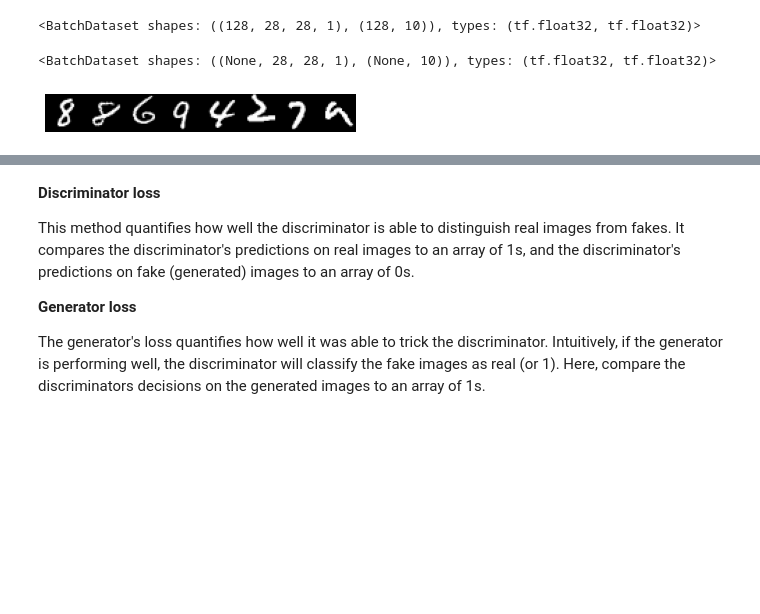
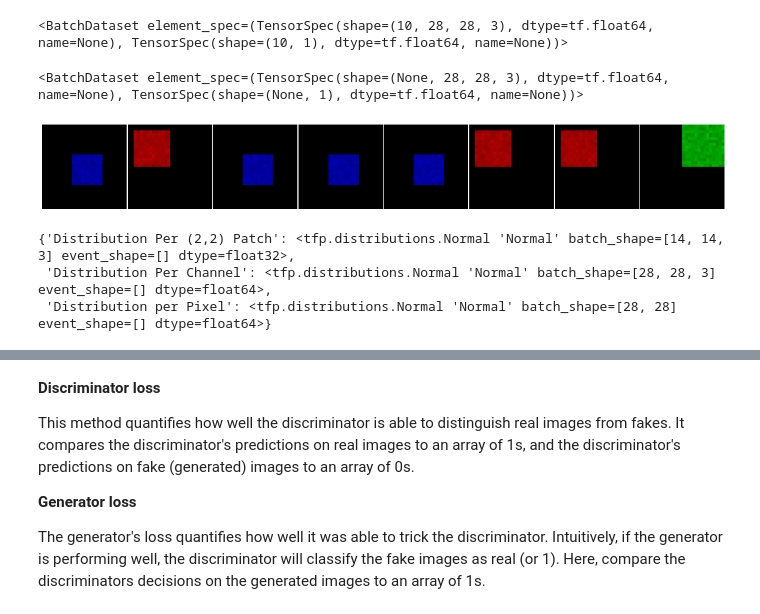
Before and after one commit to zacrostxt/TrackGAN, a Jupyter notebook: TrackGAN.ipynb, the cells around one changed output, grey strips where cells are left out. Saved outputs shown, nothing was run; the diff lists cells and outputs as text; code cells hidden in the pictures; blank space fills up the shorter version.

Commit message:
CGAN, training rework, asses rework

```diff
--- a/TrackGAN.ipynb
+++ b/TrackGAN.ipynb
@@ -94,0 +115,21 @@ Downloading data from https://storage.googleapis.com/tensorflow/tf-keras-dataset
+# %%
+# Create Fake Dataset FOR TESTING RELATIVE DATA DISTRIBUTION
+
+image = np.zeros( shape = [28,28,3])
+
+X_ = np.zeros( shape = [90,28,28,3] )
+Y_ = np.zeros( shape = [90,1] )
+
+
+# RED IMAGES
+X_[:30,2:14,2:14,0] = tf.random.normal( X_[:30,2:14,2:14,0].shape, 160, 10, tf.float32)
+Y_[:30] = 0
+# GREEN
+X_[30:60,0:14,14:28,1] = tf.random.normal( X_[30:60,0:14,14:28,1].shape, 160, 10, tf.float32)
+Y_[30:60] = 1
+# BLUE
+X_[60:90,10:20,10:20,2] = tf.random.normal( X_[60:90,10:20,10:20,2].shape, 160, 10, tf.float32)
+Y_[60:90] = 2
+
+X_.shape
+Y_.shape
@@ -95,12 +149,12 @@ Downloading data from https://storage.googleapis.com/tensorflow/tf-keras-dataset
 # %%
-BATCH_SIZE = 128
-BUFFER_SIZE = 60000
+BATCH_SIZE = 10
+BUFFER_SIZE = X_.shape[0]
 
-training_dataset = tf.data.Dataset.from_tensor_slices((X_[:60000],Y_[:60000]))
+training_dataset = tf.data.Dataset.from_tensor_slices((X_,Y_))
 # Normalize
 training_dataset = training_dataset.map(image_utils.normalize_image)
 # To One Hot
-training_dataset = training_dataset.map(train_asses.to_one_hot_encode)
+#training_dataset = training_dataset.map(train_asses.to_one_hot_encode)
 # Batch and shuffle the data
 training_dataset = training_dataset.shuffle(BUFFER_SIZE).batch(BATCH_SIZE,drop_remainder=True) # In Order to have the same batch Dimension, without a repeat dataset - To change
 
@@ -109,7 +163,7 @@ valid_dataset = tf.data.Dataset.from_tensor_slices((X_[-BATCH_SIZE:],Y_[-BATCH_S
 # Normalize
 valid_dataset = valid_dataset.map(image_utils.normalize_image)
 # To One Hot
-valid_dataset = valid_dataset.map(train_asses.to_one_hot_encode)
+#valid_dataset = valid_dataset.map(train_asses.to_one_hot_encode)
 # To Batch
 valid_dataset = valid_dataset.batch(BATCH_SIZE)
 
@@ -118,14 +172,14 @@ training_dataset
 print()
 valid_dataset
 # %% [output]
-<BatchDataset shapes: ((128, 28, 28, 1), (128, 10)), types: (tf.float32, tf.float32)>
+<BatchDataset element_spec=(TensorSpec(shape=(10, 28, 28, 3), dtype=tf.float64, name=None), TensorSpec(shape=(10, 1), dtype=tf.float64, name=None))>
-<BatchDataset shapes: ((None, 28, 28, 1), (None, 10)), types: (tf.float32, tf.float32)>
+<BatchDataset element_spec=(TensorSpec(shape=(None, 28, 28, 3), dtype=tf.float64, name=None), TensorSpec(shape=(None, 1), dtype=tf.float64, name=None))>
 # %%
 for x,y in training_dataset:
-  image_utils.display_multiple_image(x[:8] , size=[400,600] , denormalize=True)
+  image_utils.display_multiple_image(x[:8] , size=[1500,2000] , denormalize=True)
   break
 # %% [output]
-[figure, old version]
+[figure, new version]
 # %%
 rlib()
 epsilon = 1e-3
@@ -143,3 +206,7 @@ patch_ch_px_dist = tfd.Normal(loc=mean_per_patch_channel+epsilon, scale=std_per_
 # %%
 distributions = {"Distribution per Pixel" : px_dist , "Distribution Per Channel" : ch_px_dist , "Distribution Per (2,2) Patch" :  patch_ch_px_dist}
 distributions
+# %% [output]
+{'Distribution Per (2,2) Patch': <tfp.distributions.Normal 'Normal' batch_shape=[14, 14, 3] event_shape=[] dtype=float32>,
+ 'Distribution Per Channel': <tfp.distributions.Normal 'Normal' batch_shape=[28, 28, 3] event_shape=[] dtype=float64>,
+ 'Distribution per Pixel': <tfp.distributions.Normal 'Normal' batch_shape=[28, 28] event_shape=[] dtype=float64>}
```
Also changed, not shown: parts of 22 cells of this notebook, 7 other files.
